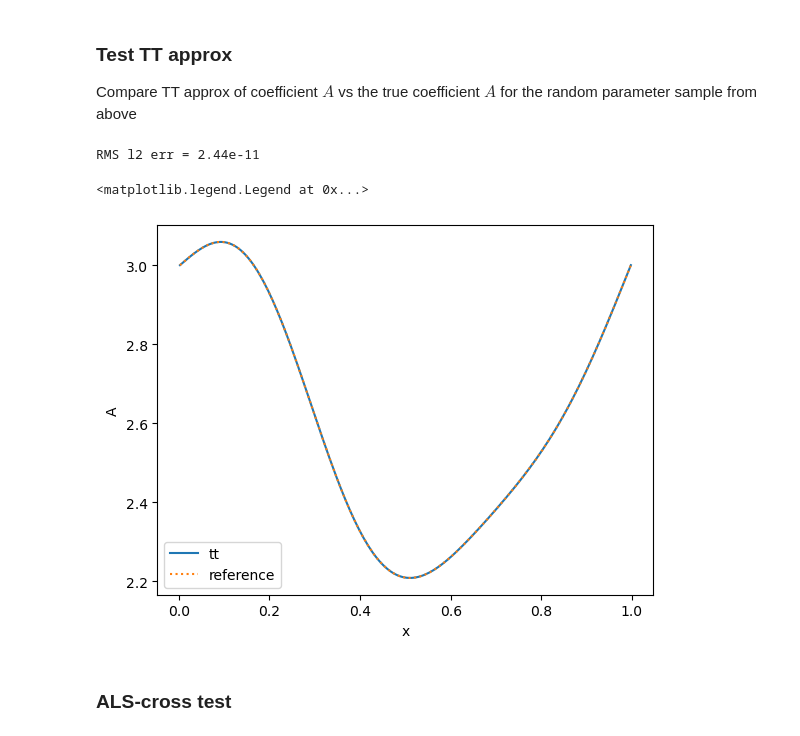
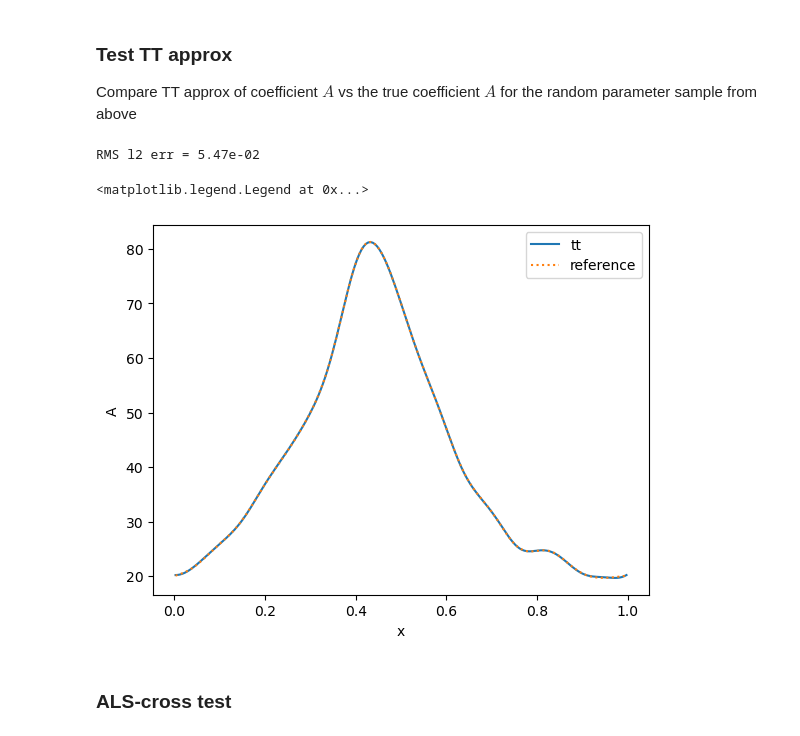
Before and after one commit to huberbenno/TT-IRT, a Jupyter notebook: python/htucker/tree_als_cross_test.ipynb, the cells around one changed output. Drawn from its saved outputs; the diff is of its cells as text; code cells hidden in the pictures.

```diff
--- a/python/htucker/tree_als_cross_test.ipynb
+++ b/python/htucker/tree_als_cross_test.ipynb
@@ -108,15 +108,15 @@ class diffusion_coeff:
                       * (x[k]/(self.Ny-1) - 0.5) * self.var)
       # c[i] += np.sum(k**-2. * np.sin(np.pi*k*x[0]/(self.Nx-1)) \
                       # * (x[k+1]/(self.Ny-1) - 0.5) * self.var)
-    return c
+    return np.exp(c)
 # %% [markdown]
 ### PDE test
 
 Solve the PDE using P1 finite elements for a random parameter
 # %%
 Nx = 200    # spatial resolution
-Ny = 10       # parameter resolution
-n_a_param = 5 # number of parameters for diffusion coeff
+Ny = 5       # parameter resolution
+n_a_param = 20 # number of parameters for diffusion coeff
 n_param = n_a_param
 offset = 3   # parameter mean
 var = 4       # 'variance' of the parameters
@@ -160,17 +160,18 @@ Text(0, 0.5, 'A')
 from tree import Tree
 from tree_tensor import TreeBasedTensor
 from tree_cross import TreeCross
+from tree_util import balanced_binary_tupletree, linear_tupletree
 
-tol = 1e-12
+tol = 1e-3
 param_shape = tuple([Ny] * n_param)
 
-tree = Tree.from_tupletree((0,(1,((2,3), (4,5)))))
+tree = Tree.from_tupletree(balanced_binary_tupletree(n_param))
 # tree = Tree.from_tupletree((0,(1,2)))
 tree.print()
 C_a = TreeBasedTensor.randn(tree, (Nx,) + param_shape, Ny)
 
 cross = TreeCross(C_a)
-cross.run(cfun, n_iter=50, eps=tol, kickrank=8, verbose=True)
+cross.run(cfun, n_iter=50, eps=tol, kickrank=1, verbose=True)
 C_a.round(tol=tol)
 C_a.print()
 # # random init tensor
@@ -202,32 +203,36 @@ C_a.print()
 Compare TT approx of coefficient $A$ vs the true coefficient $A$ for the random parameter sample from above
 # %%
 N_MC = 500
+
+def RMS(x, **kwargs):
+  return np.sqrt(np.mean(np.square(x), **kwargs))
+
 errs = np.zeros(N_MC)
 for i in range(N_MC):
   # eval TT-approx of coeff
   y = rng.integers(0, Ny, n_a_param)
   C_eval = np.ravel(C_a[:, *y])
 
   X = np.hstack([np.arange(Nx).reshape((-1,1)), np.tile(y, [Nx,1])])
   # X = np.hstack([np.arange(Nx).reshape((-1,1)), np.zeros((Nx,1)), np.tile(y, [Nx,1])])
   C_true = cfun(X)
 
-  errs[i] = np.linalg.norm(C_eval-C_true)
+  errs[i] = RMS(C_eval-C_true)
 
-print(f'RMS l2 err = {np.sqrt(np.mean(np.square(errs))):.2e}')
+print(f'RMS l2 err = {RMS(errs):.2e}')
 
 fig, ax = plt.subplots()
 
 x = (np.arange(0, Nx) + .5) / Nx
 ax.plot(x, C_eval, label='tt')
 ax.plot(x, C_true, ls='dotted', label="reference")
 ax.set_xlabel('x')
 ax.set_ylabel('A')
 ax.legend()
 # %% [output]
-RMS l2 err = 2.44e-11
+RMS l2 err = 5.47e-02
 <matplotlib.legend.Legend at 0x...>
-[figure, old version]
+[figure, new version]
 # %%
 # tensor for convection
 C_v = TreeBasedTensor.ones(tree, (1,) + param_shape)
```
Also changed, not shown: parts of 6 cells of this notebook, 8 other files.
